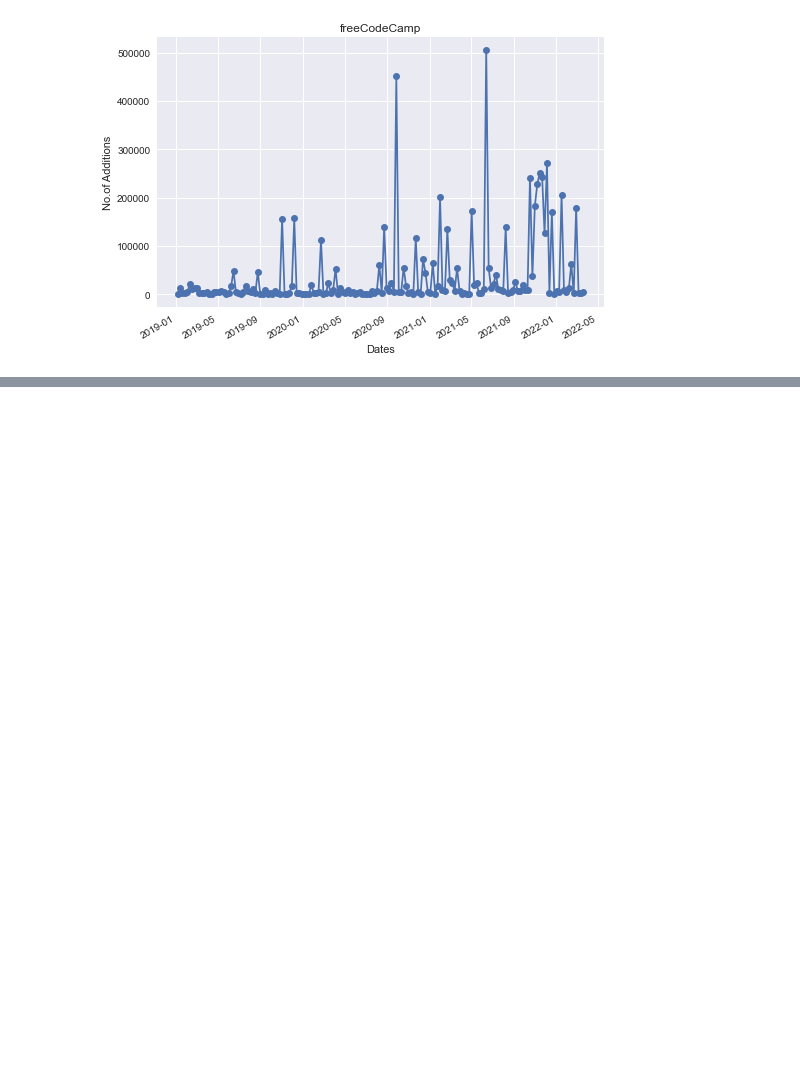
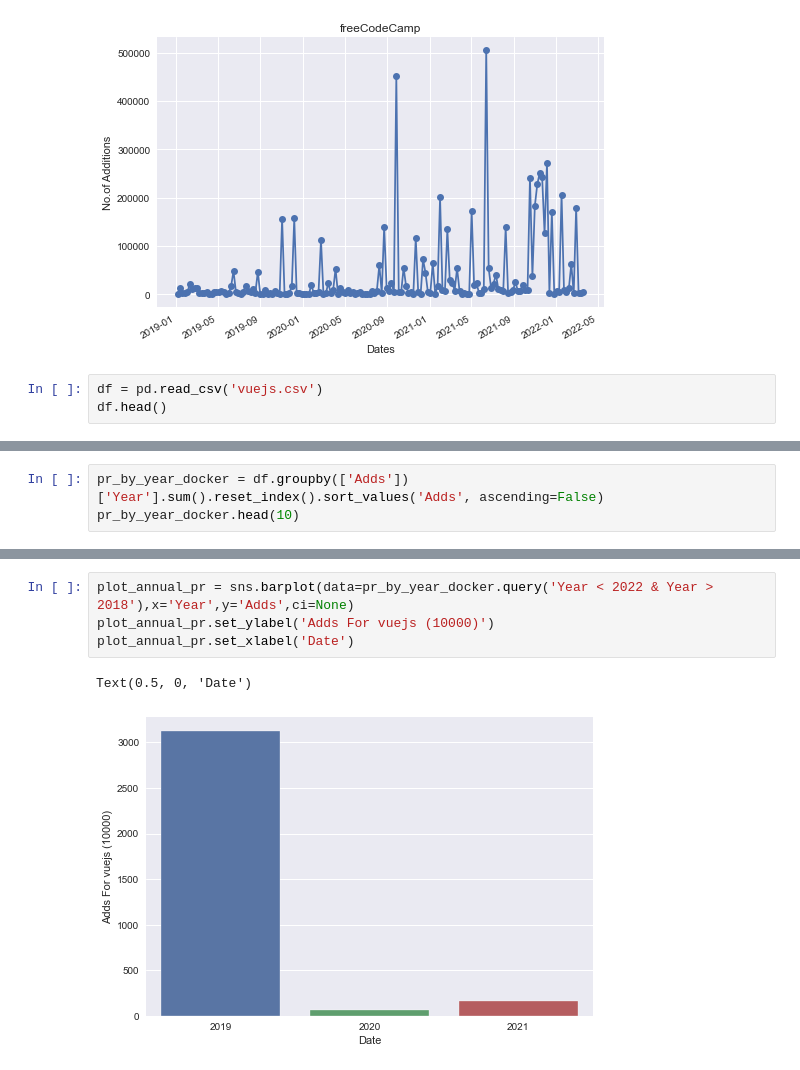
Before and after one commit to jaitlyjahnavi/Useful-Codes-for-FYP, a Jupyter notebook: Add-del.ipynb, the cells around one changed output, grey strips where cells are left out. Drawn from its saved outputs; the diff is of its cells as text; blank space fills up the shorter version.

```diff
--- a/Add-del.ipynb
+++ b/Add-del.ipynb
@@ -487,3 +487,6 @@ plt.tight_layout
 # %% [output]
 <function matplotlib.pyplot.tight_layout(*, pad=1.08, h_pad=None, w_pad=None, rect=None)>
 [figure]
+# %%
+df = pd.read_csv('vuejs.csv')
+df.head()
@@ -489,0 +532,3 @@ plt.tight_layout
+# %%
+pr_by_year_docker = df.groupby(['Adds'])['Year'].sum().reset_index().sort_values('Adds', ascending=False)
+pr_by_year_docker.head(10)
@@ -489,0 +547,7 @@ plt.tight_layout
+# %%
+plot_annual_pr = sns.barplot(data=pr_by_year_docker.query('Year < 2022 & Year > 2018'),x='Year',y='Adds',ci=None)
+plot_annual_pr.set_ylabel('Adds For vuejs (10000)')
+plot_annual_pr.set_xlabel('Date')
+# %% [output]
+Text(0.5, 0, 'Date')
+[figure, added]
```
Also changed, not shown: parts of 8 cells of this notebook, 2 other files.
